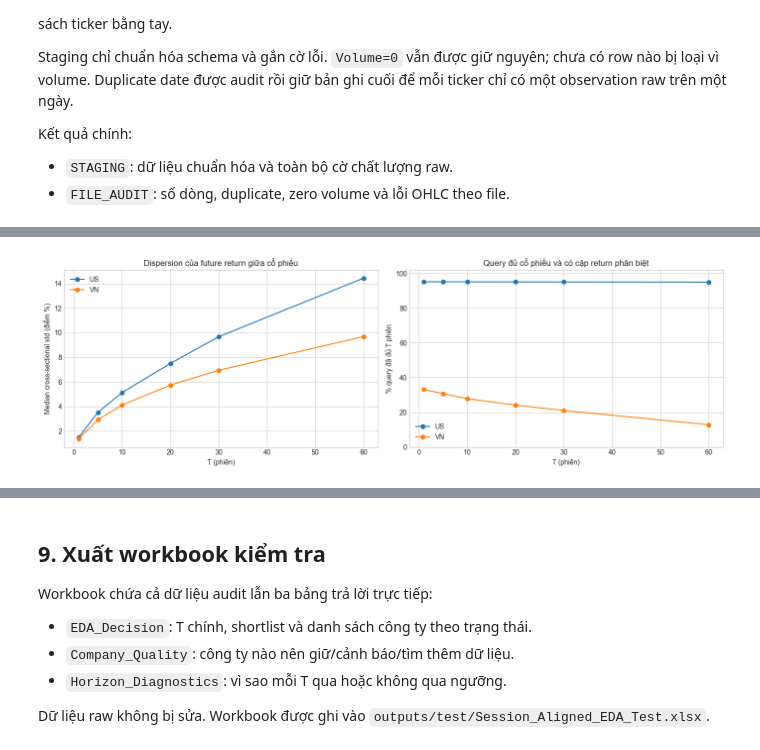
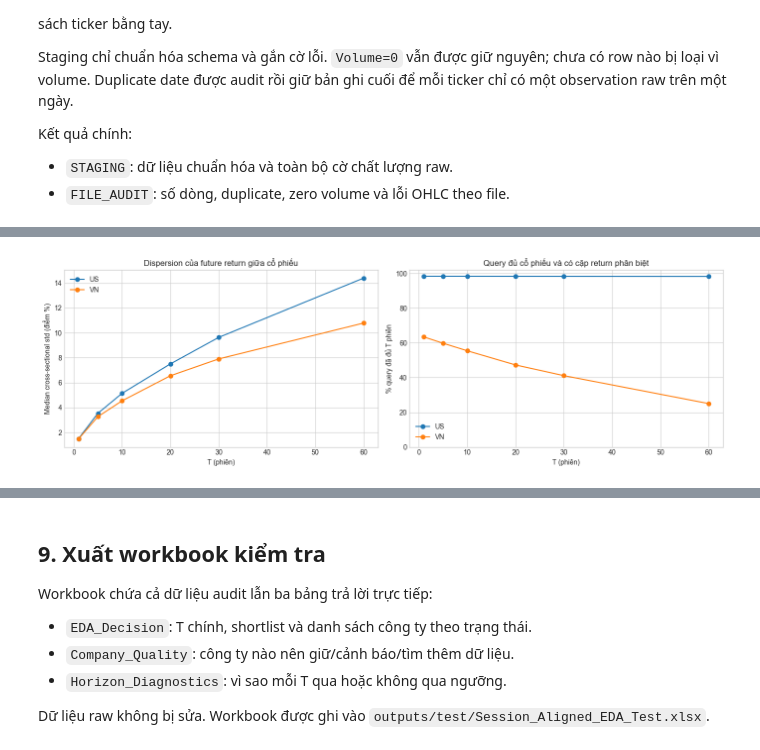
Before and after one commit to cathasi/P4AIDS---Stock, a Jupyter notebook: notebooks/Stock_EDA_Session_Aligned_Test.ipynb, the cells around one changed output, grey strips where cells are left out. Cells and saved outputs as stored; diff of their text form; code cells hidden in the pictures.

```diff
--- a/notebooks/Stock_EDA_Session_Aligned_Test.ipynb
+++ b/notebooks/Stock_EDA_Session_Aligned_Test.ipynb
@@ -781,7 +1227,7 @@ def company_quality(group, market, ticker):
     min_yearly = yearly_coverage.min()
     max_gap = max_true_run((~g.loc[healthy, "ObservationEligible"]).to_numpy())
     years = (g["Date"].max() - g["Date"].min()).days / 365.25
-    valid_targets = {t: int((g[f"TargetEligible_{t}"] & healthy).sum()) for t in CONFIG["HORIZONS"]}
+    valid_targets = {t: int((target_ready_at_cutoff(g, t, EDA_DECISION_END) & healthy).sum()) for t in CONFIG["HORIZONS"]}
     min_targets = min(valid_targets.values()) if valid_targets else 0
 
     strict_accept = (
@@ -825,12 +1271,3 @@ def company_quality(group, market, ticker):
     }
     result.update({f"ValidTargets_{t}": valid_targets[t] for t in CONFIG["HORIZONS"]})
     return result
-
-COMPANY_QUALITY = pd.DataFrame([
-    company_quality(group, market, ticker)
-    for (market, ticker), group in FEATURED.groupby(["Market", "Ticker"], sort=True)
-]).sort_values(["Market", "CompanyStatus", "CoverageOnHealthySessions"], ascending=[True, True, False])
-
-COMPANY_STATUS_SUMMARY = COMPANY_QUALITY.groupby(["Market", "CompanyStatus"]).size().rename("Companies").reset_index()
-display(COMPANY_STATUS_SUMMARY)
-display(COMPANY_QUALITY)
@@ -1358,11 +2067,6 @@ Các metric mô tả độ phân biệt/ổn định của nhãn, chưa phải h
 # %%
 # Dùng cùng candidate pool với EDA hiện tại; không lọc theo FinalSelected.
-RANKING_FEATURE_COLUMNS = [
-    "Return_1", "Return_5", "Return_10", "Return_20",
-    "Momentum_5", "Momentum_10", "Momentum_20", "MA5", "MA20", "MA50",
-    "Price_to_MA20", "RSI14", "Volatility_5", "Volatility_10", "Volatility_20",
-    "Volatility_60", "Volume_MA20", "Relative_Volume",
-]
+RANKING_FEATURE_COLUMNS = MODEL_FEATURE_COLUMNS.copy()
 RANKING_DATA = EDA_CANDIDATES.copy()
 RANKING_DATA["FeatureReady"] = (
     RANKING_DATA["DateStatus"].eq("SessionHealthy")
@@ -1403,9 +2107,7 @@ for t in CONFIG["HORIZONS"]:
     data["T"] = t
     data["TargetReady"] = (
         data["DateStatus"].eq("SessionHealthy")
-        & RANKING_DATA[f"TargetEligible_{t}"]
-        & np.isfinite(RANKING_DATA[f"FutureReturn_{t}"])
-        & RANKING_DATA[f"EndpointDate_{t}"].le(EDA_DECISION_END)
+        & target_ready_at_cutoff(RANKING_DATA, t, EDA_DECISION_END)
     )
     data["JointReady"] = data["FeatureReady"] & data["TargetReady"]
     data["StrictPathReady"] = data["TargetReady"] & RANKING_DATA[f"StrictPathEligible_{t}"]
@@ -1418,7 +2120,7 @@ for t in CONFIG["HORIZONS"]:
     for market, market_data in data.groupby("Market", sort=True):
         calendar = CALENDARS[market][CALENDARS[market] <= EDA_DECISION_END]
         positions = {date: position for position, date in enumerate(calendar)}
-        for offset in CONFIG["BLOCK_START_OFFSETS"]:
+        for offset in BLOCK_START_OFFSETS:
             aligned = market_data.assign(BlockID=market_data["Date"].map(BLOCK_MAPS[(market, offset)]))
             aligned = aligned.dropna(subset=["BlockID"])
             coverage = aligned.groupby(["Market", "Ticker", "BlockID"], as_index=False).agg(
@@ -1517,10 +2219,65 @@ for (market, t), group in DAILY_RANKING_METRICS.groupby(["Market", "T"], sort=Tr
     })
 RANKING_HORIZON_SUMMARY = pd.DataFrame(ranking_summary_rows)
 
-display(RANKING_HORIZON_SUMMARY)
-display(FEATURE_TARGET_BLOCK_SUMMARY.groupby(["Market", "T", "Offset"])[[
+# Giữ mọi T để so sánh, rút gọn các cột hiển thị.
+display(RANKING_HORIZON_SUMMARY[[
+    "Market", "T", "FeatureTargetJointCoverage", "MedianValidStocks", "MaturedRankingDayRate",
+    "MedianCrossSectionalDispersion", "MedianInformativePairs", "MedianRankPersistenceTSession",
+]])
+RANKING_AT_COMMON_T = RANKING_HORIZON_SUMMARY.merge(
+    FINAL_PROJECT_RECOMMENDATION[["Market", "CommonT"]], on="Market"
+)
+RANKING_AT_COMMON_T = RANKING_AT_COMMON_T.loc[RANKING_AT_COMMON_T["T"].eq(RANKING_AT_COMMON_T["CommonT"])]
+view_common_blocks = FEATURE_TARGET_BLOCK_SUMMARY.merge(
+    FINAL_PROJECT_RECOMMENDATION[["Market", "CommonT"]], on="Market"
+)
+view_common_blocks = view_common_blocks.loc[view_common_blocks["T"].eq(view_common_blocks["CommonT"])]
+print("Coverage block tại Common T, đọc đồng thời mọi offset:")
+display(view_common_blocks.groupby(["Market", "T", "Offset"])[[
     "MinimumCoverageBlockRate", "MedianJointCoverage", "MedianStrictPathCoverage"
 ]].median().reset_index())
+for view_rec in RANKING_AT_COMMON_T.itertuples(index=False):
+    print(f"Nhận xét {view_rec.Market} T{view_rec.T}: {view_rec.MaturedRankingDayRate:.1%} query đã đủ horizon tạo được ranking; median {view_rec.MedianValidStocks:.0f} mã hợp lệ/query; {view_rec.MedianInformativePairs:.0f} cặp phân biệt ở query đủ cổ phiếu.")
+
+# Liên hệ đơn biến: tính riêng từng ticker, endpoint luôn trước cutoff.
+view_association_rows = []
+for view_rec in FINAL_PROJECT_RECOMMENDATION.itertuples(index=False):
+    view_t = int(view_rec.CommonT)
+    view_target = f"FutureReturn_{view_t}"
+    view_base = RANKING_DATA.loc[
+        RANKING_DATA["Market"].eq(view_rec.Market)
+        & RANKING_DATA["DateStatus"].eq("SessionHealthy")
+        & RANKING_DATA["ObservationEligible"]
+        & target_ready_at_cutoff(RANKING_DATA, view_t, EDA_DECISION_END)
+    ]
+    for view_ticker, view_group in view_base.groupby("Ticker", sort=True):
+        for view_feature in RANKING_FEATURE_COLUMNS:
+            view_pairs = view_group[[view_feature, view_target]].replace([np.inf, -np.inf], np.nan).dropna()
+            view_rho = np.nan
+            if len(view_pairs) >= CONFIG["MIN_VALID_TARGETS"] and view_pairs.nunique().min() > 1:
+                view_ranks = view_pairs.rank(method="average")
+                view_rho = view_ranks[view_feature].corr(view_ranks[view_target])
+            view_association_rows.append({
+                "Market": view_rec.Market, "Ticker": view_ticker, "T": view_t,
+                "Feature": view_feature, "ValidPairs": len(view_pairs), "Spearman": view_rho,
+                "LastEndpoint": view_group.loc[view_pairs.index, f"EndpointDate_{view_t}"].max(),
+            })
+FEATURE_TARGET_BY_COMPANY = pd.DataFrame(view_association_rows)
+view_valid_associations = FEATURE_TARGET_BY_COMPANY.dropna(subset=["Spearman"]).assign(
+    AbsSpearman=lambda frame: frame["Spearman"].abs()
+)
+FEATURE_TARGET_ASSOCIATION = view_valid_associations.groupby(["Market", "T", "Feature"], as_index=False).agg(
+    ContributingStocks=("Ticker", "nunique"), ValidPairs=("ValidPairs", "sum"),
+    MedianSpearman=("Spearman", "median"), MedianAbsSpearman=("AbsSpearman", "median"),
+)
+FEATURE_ASSOCIATION_PRIORITY = (
+    FEATURE_TARGET_ASSOCIATION.sort_values(["Market", "MedianAbsSpearman", "Feature"], ascending=[True, False, True])
+    .groupby("Market", sort=False).head(TOP_N)
+)
+print(f"Top {TOP_N} feature/thị trường liên hệ với future return tại Common T theo median |Spearman|:")
+display(FEATURE_ASSOCIATION_PRIORITY)
+print(f"Mỗi ticker cần ít nhất {CONFIG['MIN_VALID_TARGETS']} cặp hợp lệ.")
+print("Đây là liên hệ đơn biến trong EDA; cần kiểm chứng khả năng dự báo bằng walk-forward.")
 
 fig, axes = plt.subplots(1, 2, figsize=(14, 4.5))
 for market, group in RANKING_HORIZON_SUMMARY.groupby("Market", sort=True):
@@ -1566,4 +2330,4 @@ plt.show()
-[figure, old version]
+[figure, new version]
 # %% [markdown]
 ## 7. Flow kết quả và các chart dùng để ra quyết định
 
```
Also changed, not shown: parts of 127 cells of this notebook.
